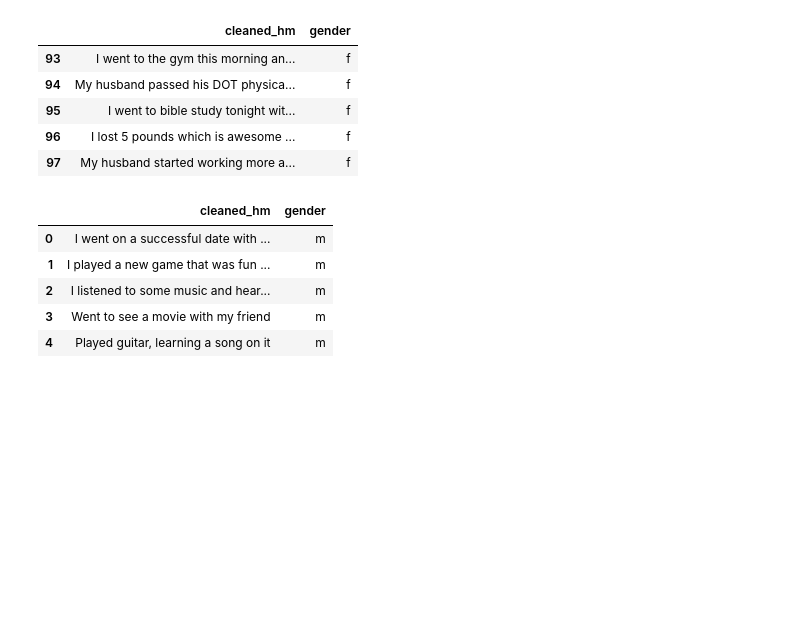
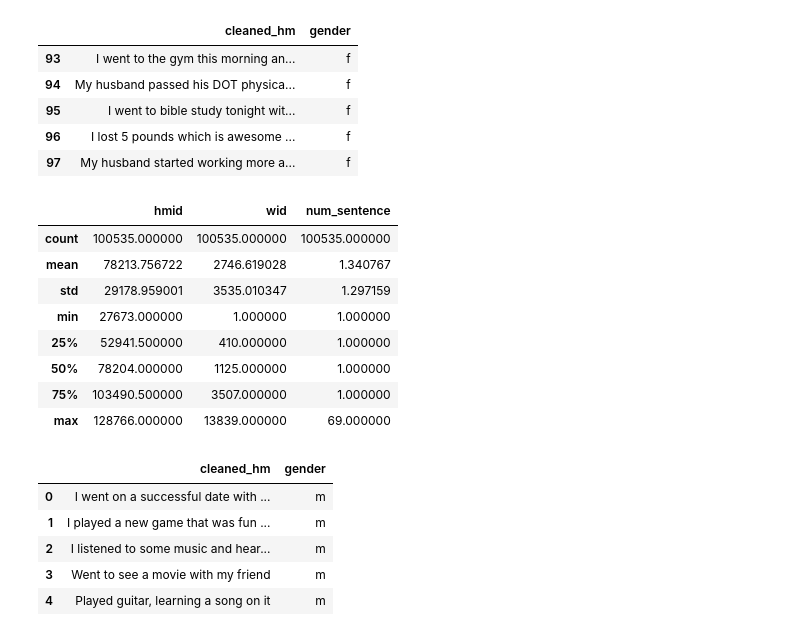
Before and after one commit to luminous66/CMPE256Project, a Jupyter notebook: happyDB.ipynb, the cells around one changed output. Saved outputs shown, nothing was run; the diff lists cells and outputs as text; code cells hidden in the pictures; blank space fills up the shorter version.

```diff
--- a/happyDB.ipynb
+++ b/happyDB.ipynb
@@ -55,6 +87,18 @@ gender_data[gender_data['gender'] == "f"].head()
 | 95 | I went to bible study tonight wit... | f |
 | 96 | I lost 5 pounds which is awesome ... | f |
 | 97 | My husband started working more a... | f |
+# %%
+merge_data.describe()
+# %% [output]
+|  | hmid | wid | num_sentence |
+| count | 100535.000000 | 100535.000000 | 100535.000000 |
+| mean | 78213.756722 | 2746.619028 | 1.340767 |
+| std | 29178.959001 | 3535.010347 | 1.297159 |
+| min | 27673.000000 | 1.000000 | 1.000000 |
+| 25% | 52941.500000 | 410.000000 | 1.000000 |
+| 50% | 78204.000000 | 1125.000000 | 1.000000 |
+| 75% | 103490.500000 | 3507.000000 | 1.000000 |
+| max | 128766.000000 | 13839.000000 | 69.000000 |
 # %%
 gender_data[gender_data['gender'] == "m"].head()
 # %% [output]
```
Also changed, not shown: parts of 38 cells of this notebook.
